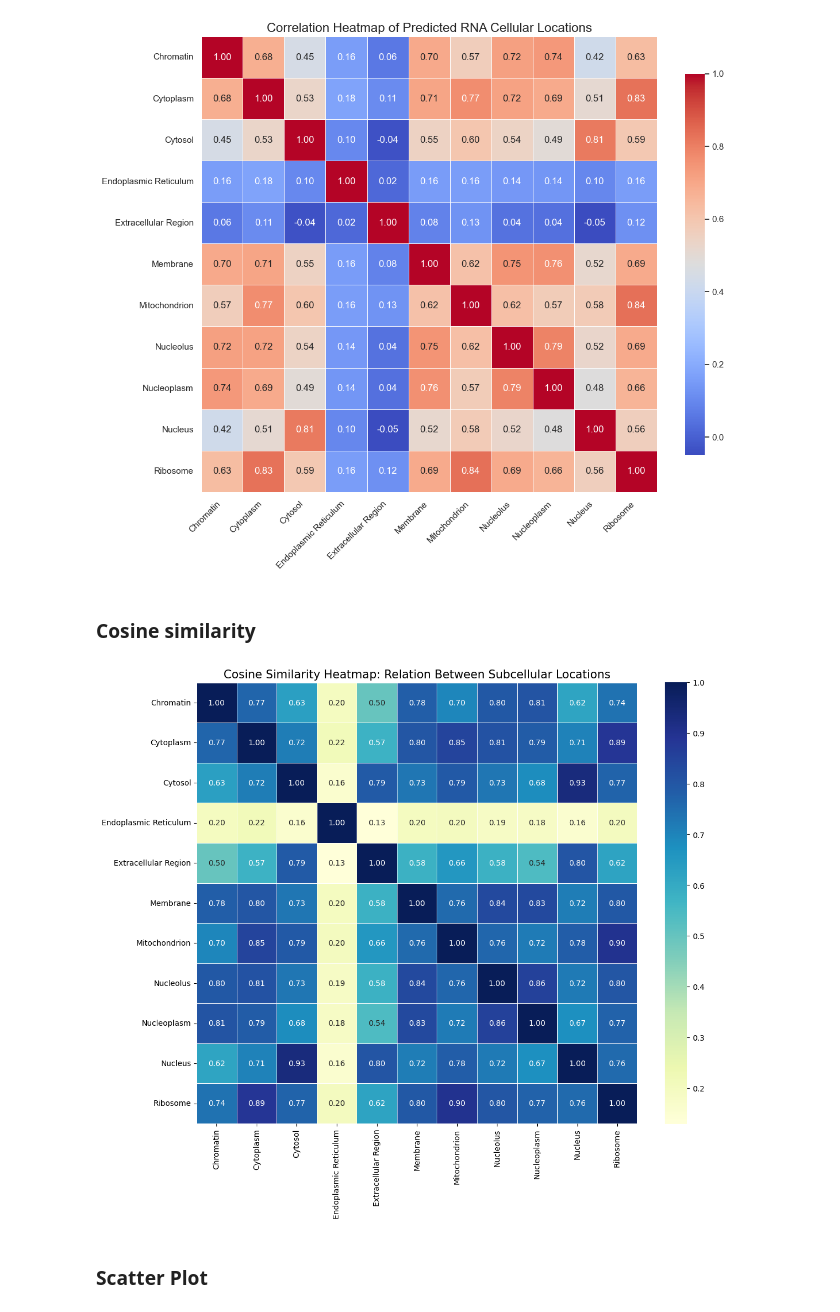
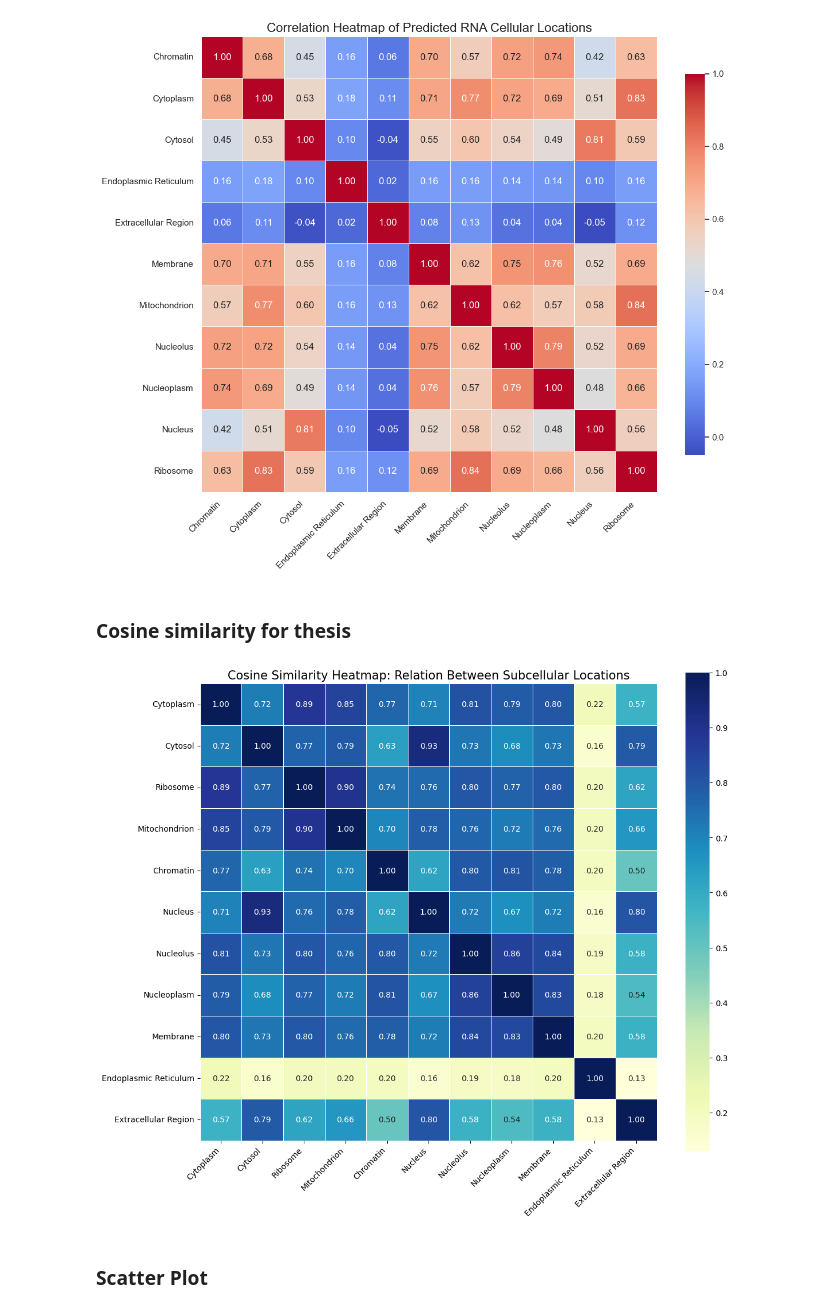
Before and after one commit to hamster112358/MSL-Prediction-and-Interpretation-across-Isoforms, a Jupyter notebook: Codes/Prediction/Validation/Decorrelation.ipynb, the cells around one changed output. Cells and saved outputs as stored; diff of their text form; code cells hidden in the pictures.

```diff
--- a/Codes/Prediction/Validation/Decorrelation.ipynb
+++ b/Codes/Prediction/Validation/Decorrelation.ipynb
@@ -66,38 +66,59 @@ plt.show()
 # %% [output]
 [figure]
 # %% [markdown]
-### Cosine similarity
+### Cosine similarity for thesis
 # %%
+
 file_path = 'Data/Main/Probabilities.csv'
 df = pd.read_csv(file_path)
 
 prob_cols = [col for col in df.columns if col.endswith('_prob')]
 prob_data = df[prob_cols]
 
 # Calculate Cosine Similarity
-# transpose the data so to compare columns (classes) instead of rows (transcripts)
 cos_sim_matrix = cosine_similarity(prob_data.T)
 
-# Format for visualization
-clean_names = [col.replace('_prob', '').replace('_', ' ').title() for col in prob_cols]
+# Clean names to lowercase to match your exact custom list
+clean_names = [col.replace('_prob', '').replace('_', ' ') for col in prob_cols]
 cos_sim_df = pd.DataFrame(cos_sim_matrix, index=clean_names, columns=clean_names)
+
+# Define strict custom order
+custom_order = [
+    'cytoplasm', 'cytosol', 'ribosome', 'mitochondrion',
+    'chromatin', 'nucleus', 'nucleolus', 'nucleoplasm', 'membrane',
+    'endoplasmic reticulum', 'extracellular region'
+]
+
+# Enforce the order on both axes
+cos_sim_df = cos_sim_df.reindex(index=custom_order, columns=custom_order)
+
+# Convert to Title Case for cleaner plot labels
+cos_sim_df.index = [name.title() for name in cos_sim_df.index]
+cos_sim_df.columns = [name.title() for name in cos_sim_df.columns]
 
 # Plot Heatmap
 plt.figure(figsize=(12, 10))
 sns.heatmap(
     cos_sim_df,
     annot=True,
     cmap='YlGnBu',
     fmt=".2f",
     linewidths=0.5,
     square=True
 )
 
 plt.title('Cosine Similarity Heatmap: Relation Between Subcellular Locations', fontsize=15)
+
+# Tilt y-axis labels 45 degrees
+# plt.yticks(rotation=45)
+
+# Tilt x-axis labels 45 degrees and align right to prevent overlap
+plt.xticks(rotation=45, ha='right')
+
 plt.tight_layout()
 plt.show()
 # %% [output]
-[figure, old version]
+[figure, new version]
 # %% [markdown]
 ### Scatter Plot
 # %%
```
Also changed, not shown: parts of 9 cells of this notebook, 16 other files.
